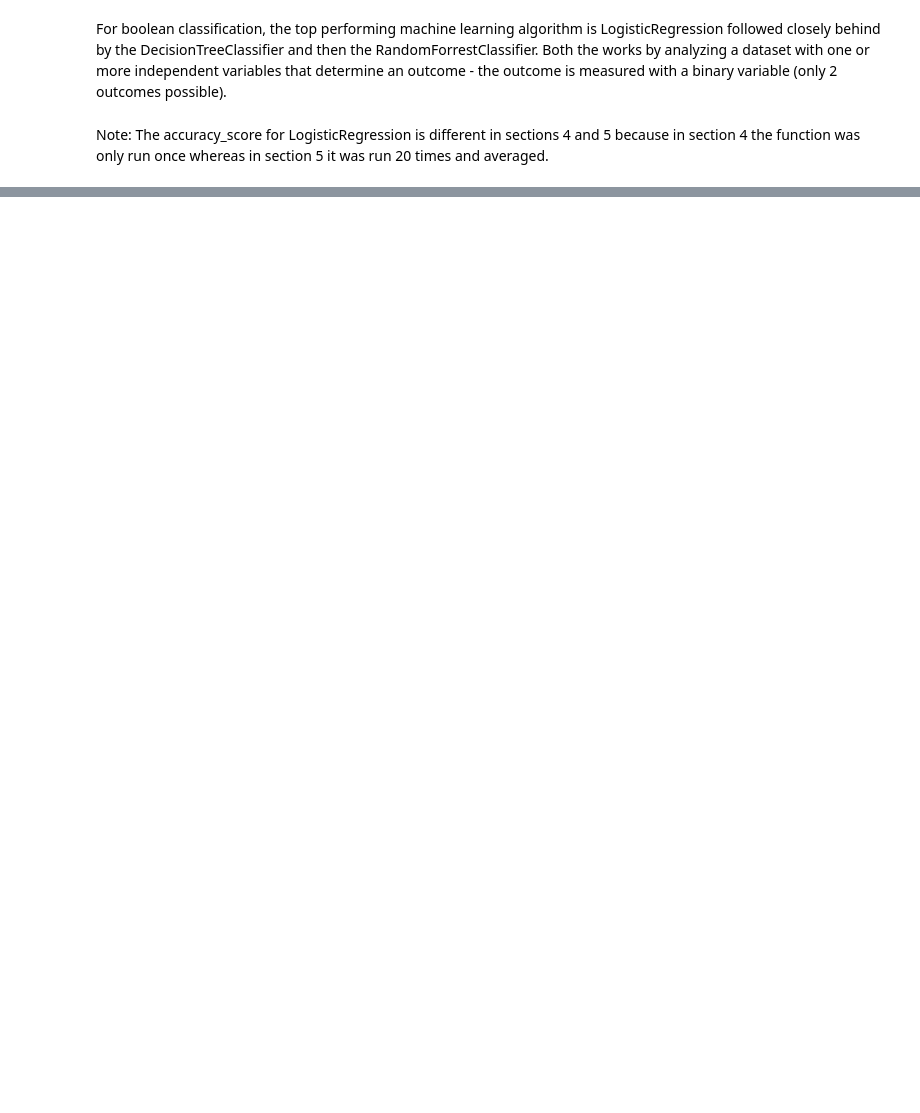
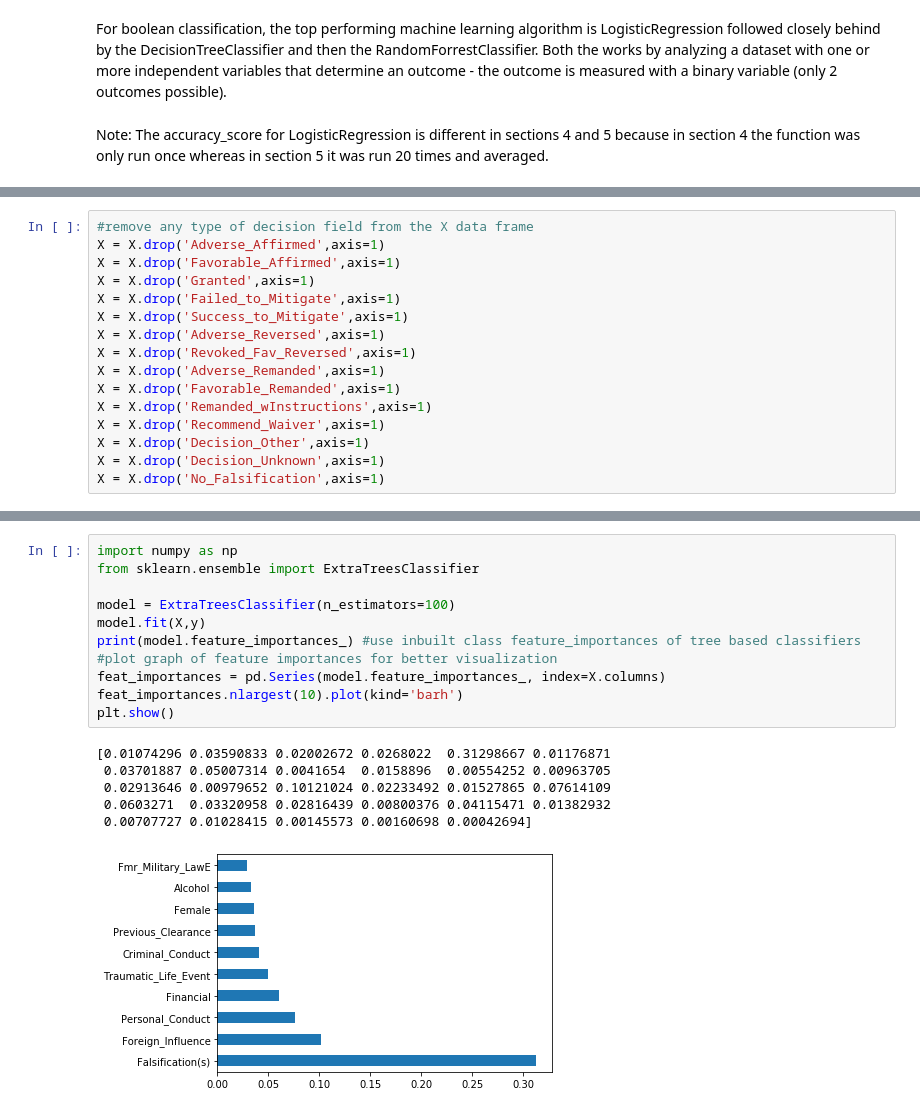
Before and after one commit to mawebster9/ThesisCode, a Jupyter notebook: Classifiers - Boolean.ipynb, the cells around one changed output, grey strips where cells are left out. Saved outputs shown, nothing was run; the diff lists cells and outputs as text; blank space fills up the shorter version.

```diff
--- a/Classifiers - Boolean.ipynb
+++ b/Classifiers - Boolean.ipynb
@@ -276,0 +345,16 @@ Note: The accuracy_score for LogisticRegression is different in sections 4 and 5
+# %%
+#remove any type of decision field from the X data frame
+X = X.drop('Adverse_Affirmed',axis=1)
+X = X.drop('Favorable_Affirmed',axis=1)
+X = X.drop('Granted',axis=1)
+X = X.drop('Failed_to_Mitigate',axis=1)
+X = X.drop('Success_to_Mitigate',axis=1)
+X = X.drop('Adverse_Reversed',axis=1)
+X = X.drop('Revoked_Fav_Reversed',axis=1)
+X = X.drop('Adverse_Remanded',axis=1)
+X = X.drop('Favorable_Remanded',axis=1)
+X = X.drop('Remanded_wInstructions',axis=1)
+X = X.drop('Recommend_Waiver',axis=1)
+X = X.drop('Decision_Other',axis=1)
+X = X.drop('Decision_Unknown',axis=1)
+X = X.drop('No_Falsification',axis=1)
@@ -276,0 +387,18 @@ Note: The accuracy_score for LogisticRegression is different in sections 4 and 5
+# %%
+import numpy as np
+from sklearn.ensemble import ExtraTreesClassifier
+
+model = ExtraTreesClassifier(n_estimators=100)
+model.fit(X,y)
+print(model.feature_importances_) #use inbuilt class feature_importances of tree based classifiers
+#plot graph of feature importances for better visualization
+feat_importances = pd.Series(model.feature_importances_, index=X.columns)
+feat_importances.nlargest(10).plot(kind='barh')
+plt.show()
+# %% [output]
+[0.01074296 0.03590833 0.02002672 0.0268022  0.31298667 0.01176871
+ 0.03701887 0.05007314 0.0041654  0.0158896  0.00554252 0.00963705
+ 0.02913646 0.00979652 0.10121024 0.02233492 0.01527865 0.07614109
+ 0.0603271  0.03320958 0.02816439 0.00800376 0.04115471 0.01382932
+ 0.00707727 0.01028415 0.00145573 0.00160698 0.00042694]
+[figure, added]
```
Also changed, not shown: parts of 16 cells of this notebook.
